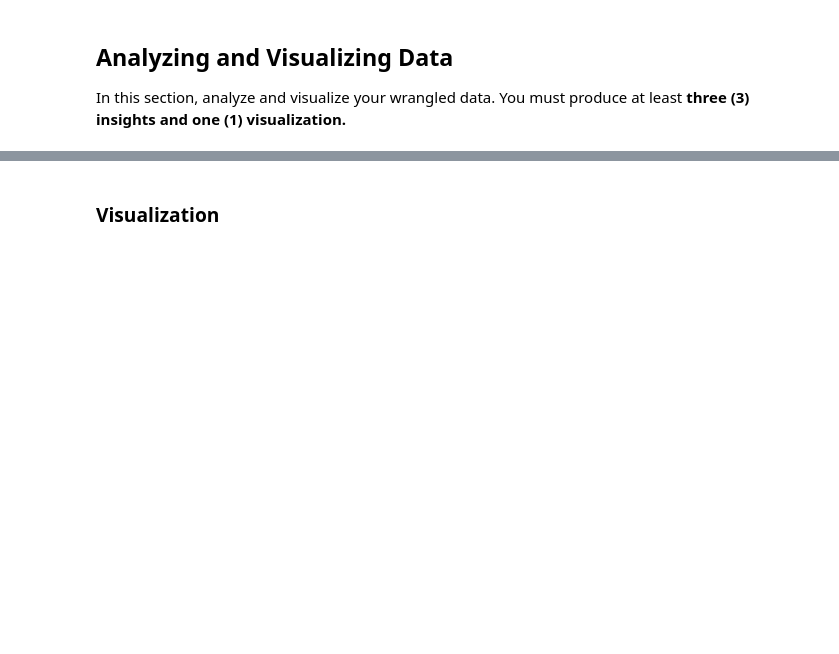
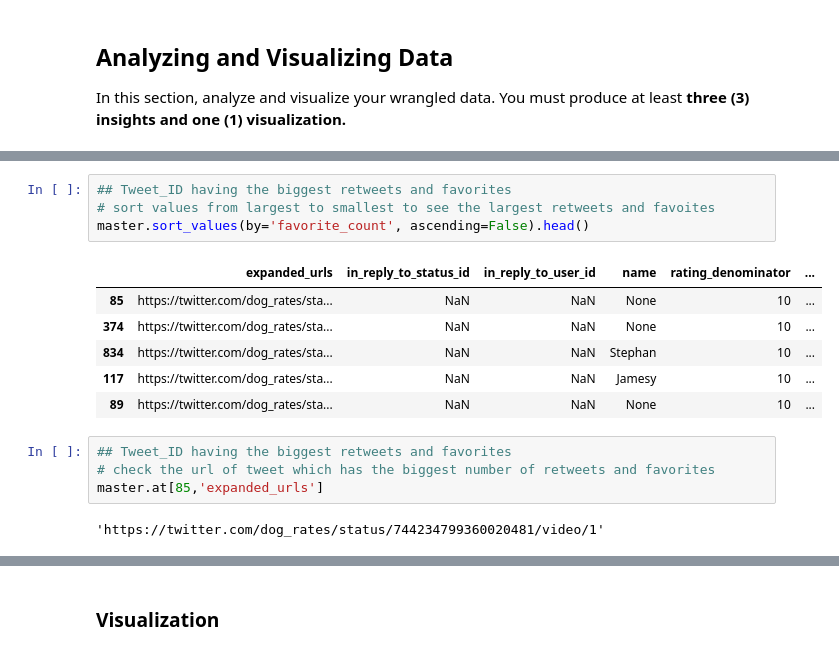
Before and after one commit to minhtutruong712/Data-wrangling---WeRateDogs---Udacity-, a Jupyter notebook: wrangle_act.ipynb, the cells around one changed output, grey strips where cells are left out. Drawn from its saved outputs; the diff is of its cells as text; blank space fills up the shorter version.

```diff
--- a/wrangle_act.ipynb
+++ b/wrangle_act.ipynb
@@ -565,0 +589,17 @@ master.head()
+# %%
+## Tweet_ID having the biggest retweets and favorites
+# sort values from largest to smallest to see the largest retweets and favoites
+master.sort_values(by='favorite_count', ascending=False).head()
+# %% [output]
+|  | expanded_urls | in_reply_to_status_id | in_reply_to_user_id | name | rating_denominator | ... |
+| 85 | https://twitter.com/dog_rates/sta... | NaN | NaN | None | 10 | ... |
+| 374 | https://twitter.com/dog_rates/sta... | NaN | NaN | None | 10 | ... |
+| 834 | https://twitter.com/dog_rates/sta... | NaN | NaN | Stephan | 10 | ... |
+| 117 | https://twitter.com/dog_rates/sta... | NaN | NaN | Jamesy | 10 | ... |
+| 89 | https://twitter.com/dog_rates/sta... | NaN | NaN | None | 10 | ... |
+# %%
+## Tweet_ID having the biggest retweets and favorites
+# check the url of tweet which has the biggest number of retweets and favorites
+master.at[85,'expanded_urls']
+# %% [output]
+'https://twitter.com/dog_rates/status/744234799360020481/video/1'
```
Also changed, not shown: parts of 21 cells of this notebook.
